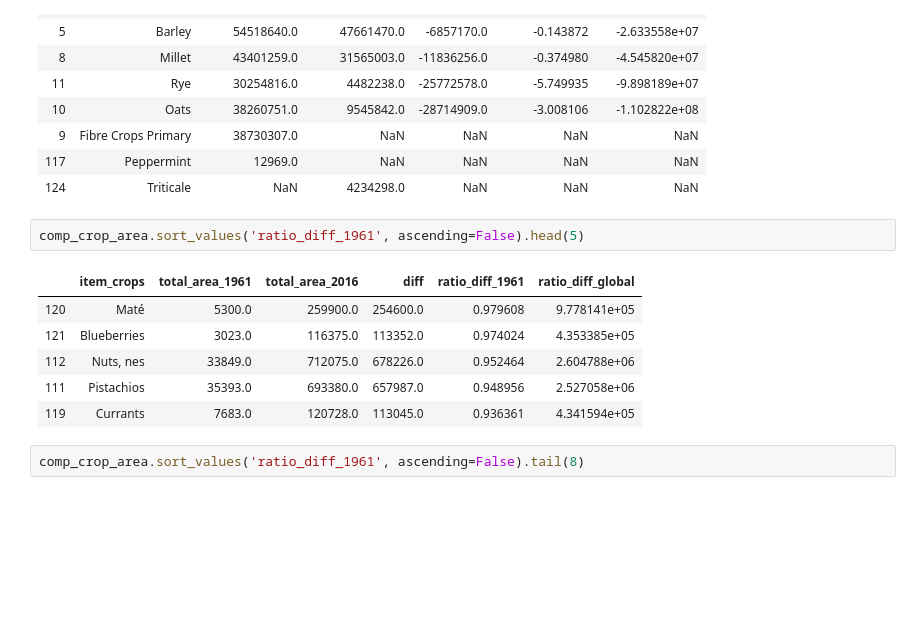
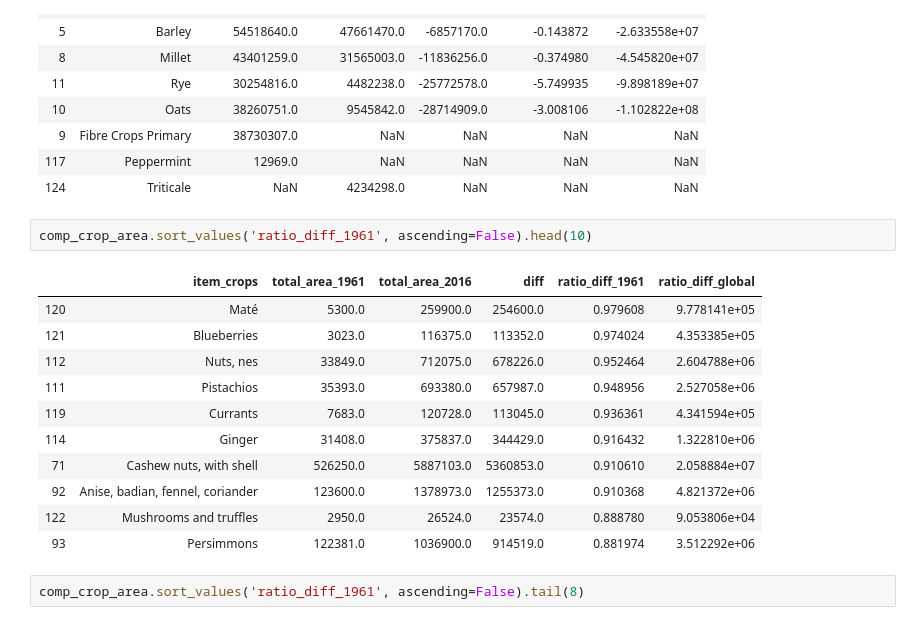
Before and after one commit to dsalathe/jurassic-spark, a Jupyter notebook: justine-story.ipynb, the cells around one changed output. Saved outputs shown, nothing was run; the diff lists cells and outputs as text; blank space fills up the shorter version.

```diff
--- a/justine-story.ipynb
+++ b/justine-story.ipynb
@@ -228,14 +228,19 @@ comp_crop_area.sort_values('diff', ascending=False).tail(8)
 | 117 | Peppermint | 12969.0 | NaN | NaN | NaN | NaN |
 | 124 | Triticale | NaN | 4234298.0 | NaN | NaN | NaN |
 # %%
-comp_crop_area.sort_values('ratio_diff_1961', ascending=False).head(5)
+comp_crop_area.sort_values('ratio_diff_1961', ascending=False).head(10)
 # %% [output]
 |  | item_crops | total_area_1961 | total_area_2016 | diff | ratio_diff_1961 | ratio_diff_global |
 | 120 | Maté | 5300.0 | 259900.0 | 254600.0 | 0.979608 | 9.778141e+05 |
 | 121 | Blueberries | 3023.0 | 116375.0 | 113352.0 | 0.974024 | 4.353385e+05 |
 | 112 | Nuts, nes | 33849.0 | 712075.0 | 678226.0 | 0.952464 | 2.604788e+06 |
 | 111 | Pistachios | 35393.0 | 693380.0 | 657987.0 | 0.948956 | 2.527058e+06 |
 | 119 | Currants | 7683.0 | 120728.0 | 113045.0 | 0.936361 | 4.341594e+05 |
+| 114 | Ginger | 31408.0 | 375837.0 | 344429.0 | 0.916432 | 1.322810e+06 |
+| 71 | Cashew nuts, with shell | 526250.0 | 5887103.0 | 5360853.0 | 0.910610 | 2.058884e+07 |
+| 92 | Anise, badian, fennel, coriander | 123600.0 | 1378973.0 | 1255373.0 | 0.910368 | 4.821372e+06 |
+| 122 | Mushrooms and truffles | 2950.0 | 26524.0 | 23574.0 | 0.888780 | 9.053806e+04 |
+| 93 | Persimmons | 122381.0 | 1036900.0 | 914519.0 | 0.881974 | 3.512292e+06 |
 # %%
 comp_crop_area.sort_values('ratio_diff_1961', ascending=False).tail(8)
 # %% [output]
```
Also changed, not shown: parts of 24 cells of this notebook.
